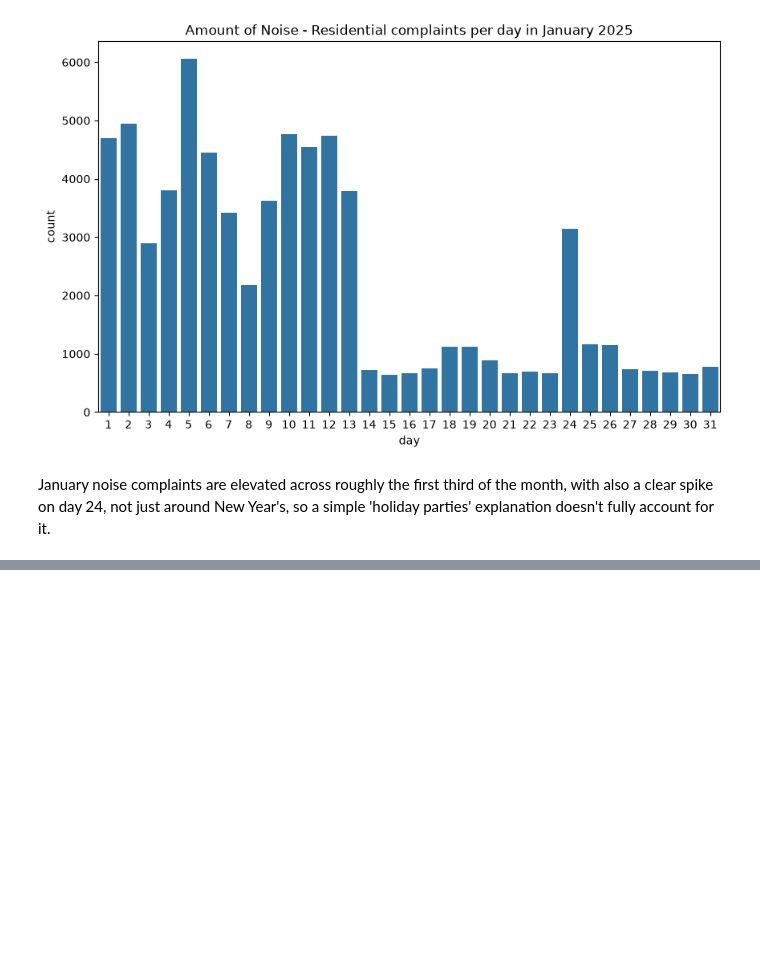
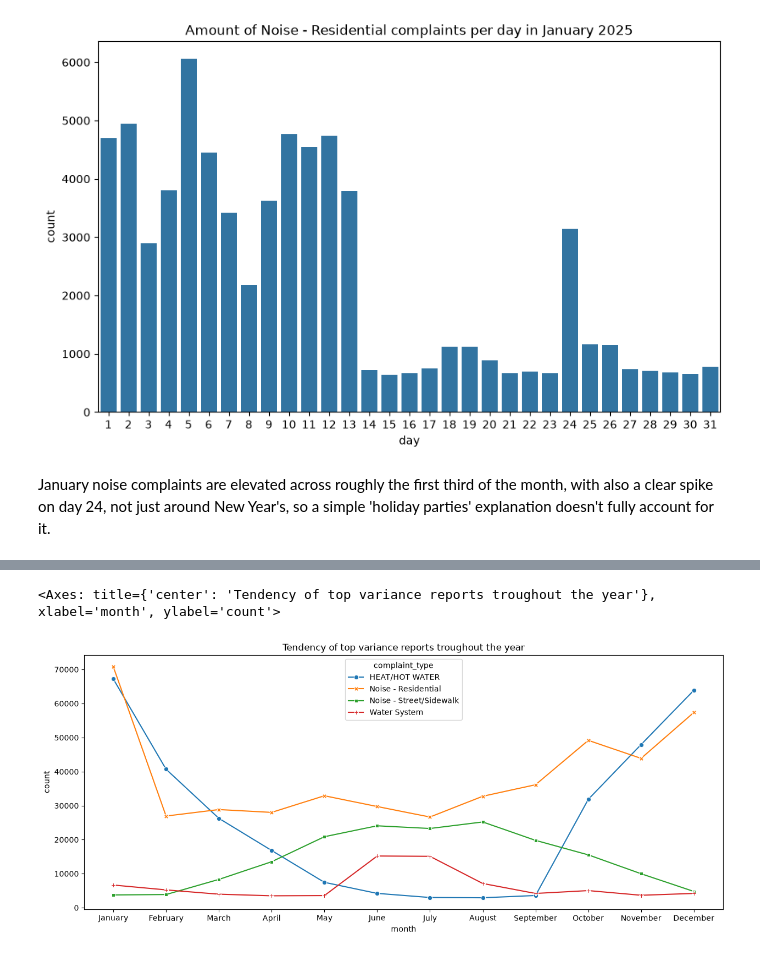
Before and after one commit to GustavoSerafim12/NYC311-2025-EDA, a Jupyter notebook: nyc311_eda.ipynb, the cells around one changed output, grey strips where cells are left out. Drawn from its saved outputs; the diff is of its cells as text; code cells hidden in the pictures; blank space fills up the shorter version.

```diff
--- a/nyc311_eda.ipynb
+++ b/nyc311_eda.ipynb
@@ -358,0 +373,4 @@ January noise complaints are elevated across roughly the first third of the mont
+# %%
+monthly_count = df.groupby(['complaint_type', 'month']).size().reset_index(name='count')
+# %%
+monthly_count = monthly_count.pivot(index='complaint_type', columns='month', values='count').fillna(0)
@@ -358,0 +389,13 @@ January noise complaints are elevated across roughly the first third of the mont
+# %%
+top_categories = ['HEAT/HOT WATER', 'Noise - Residential', 'Noise - Street/Sidewalk', 'Water System']
+filtered = monthly_count.loc[top_categories]
+filtered = filtered[month_order]
+filtered = filtered.T
+# %%
+plt.figure(figsize=(15, 6))
+plt.ylabel("count")
+plt.title("Tendency of top variance reports troughout the year")
+sns.lineplot(data=filtered, markers=True, dashes=False, )
+# %% [output]
+<Axes: title={'center': 'Tendency of top variance reports troughout the year'}, xlabel='month', ylabel='count'>
+[figure, added]
```
Also changed, not shown: parts of 13 cells of this notebook.
